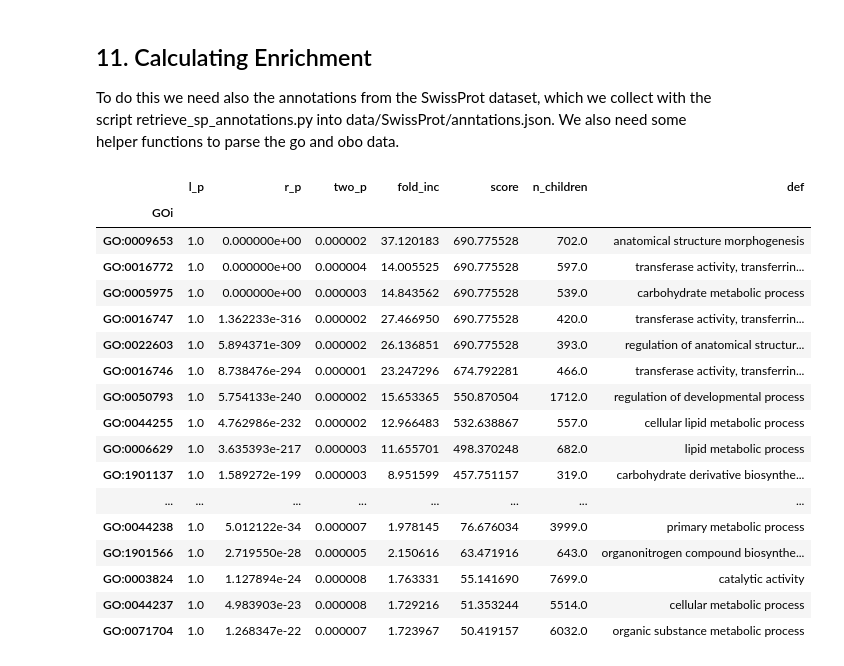
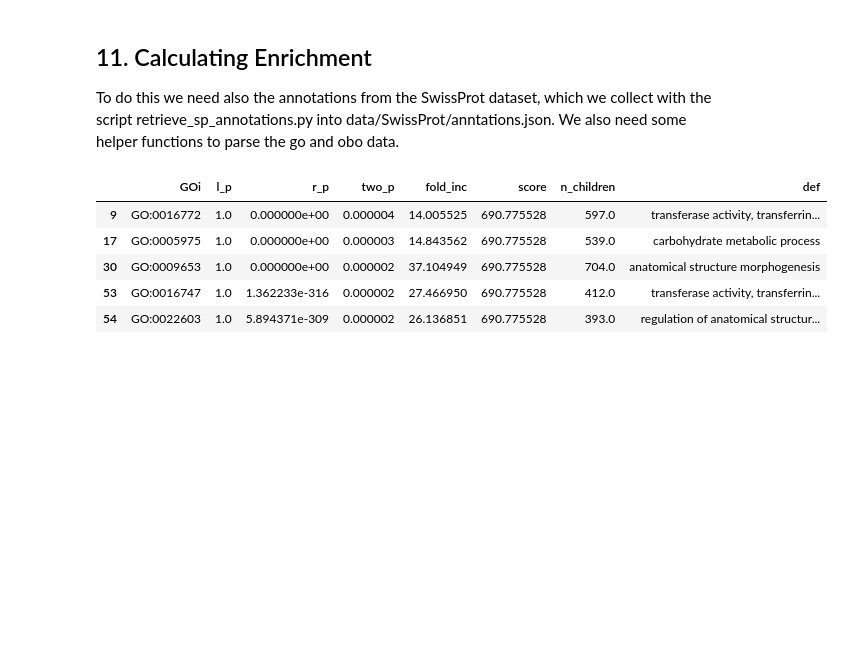
Before and after one commit to krzhalovski/Biological-Data, a Jupyter notebook: Report_Final_Draft.ipynb, the cells around one changed output. Saved outputs shown, nothing was run; the diff lists cells and outputs as text; code cells hidden in the pictures; blank space fills up the shorter version.

```diff
--- a/Report_Final_Draft.ipynb
+++ b/Report_Final_Draft.ipynb
@@ -605,31 +603,21 @@ for GOi in GO_df.index:
         GO_df.loc[GOi, 'def'] = graph[GOi]['def']
 
 GO_df.dropna(subset=['def'], inplace=True)
+# %%
+GO_df = pd.read_csv('data/GO_df.csv')
 # %%
 threshold = 1e-20
 alpha = .75
 
 GO_df_high_level = GO_df[(GO_df.r_p < threshold) & (GO_df.n_children > GO_df.n_children.quantile(alpha))].sort_values('score', ascending= False)
-GO_df_high_level
+GO_df_high_level.head()
 # %% [output]
-|  | l_p | r_p | two_p | fold_inc | score | n_children | def |
-| GOi |  |  |  |  |  |  |  |
-| GO:0009653 | 1.0 | 0.000000e+00 | 0.000002 | 37.120183 | 690.775528 | 702.0 | anatomical structure morphogenesis |
-| GO:0016772 | 1.0 | 0.000000e+00 | 0.000004 | 14.005525 | 690.775528 | 597.0 | transferase activity, transferrin... |
-| GO:0005975 | 1.0 | 0.000000e+00 | 0.000003 | 14.843562 | 690.775528 | 539.0 | carbohydrate metabolic process |
-| GO:0016747 | 1.0 | 1.362233e-316 | 0.000002 | 27.466950 | 690.775528 | 420.0 | transferase activity, transferrin... |
-| GO:0022603 | 1.0 | 5.894371e-309 | 0.000002 | 26.136851 | 690.775528 | 393.0 | regulation of anatomical structur... |
-| GO:0016746 | 1.0 | 8.738476e-294 | 0.000001 | 23.247296 | 674.792281 | 466.0 | transferase activity, transferrin... |
-| GO:0050793 | 1.0 | 5.754133e-240 | 0.000002 | 15.653365 | 550.870504 | 1712.0 | regulation of developmental process |
-| GO:0044255 | 1.0 | 4.762986e-232 | 0.000002 | 12.966483 | 532.638867 | 557.0 | cellular lipid metabolic process |
-| GO:0006629 | 1.0 | 3.635393e-217 | 0.000003 | 11.655701 | 498.370248 | 682.0 | lipid metabolic process |
-| GO:1901137 | 1.0 | 1.589272e-199 | 0.000003 | 8.951599 | 457.751157 | 319.0 | carbohydrate derivative biosynthe... |
-| ... | ... | ... | ... | ... | ... | ... | ... |
-| GO:0044238 | 1.0 | 5.012122e-34 | 0.000007 | 1.978145 | 76.676034 | 3999.0 | primary metabolic process |
-| GO:1901566 | 1.0 | 2.719550e-28 | 0.000005 | 2.150616 | 63.471916 | 643.0 | organonitrogen compound biosynthe... |
-| GO:0003824 | 1.0 | 1.127894e-24 | 0.000008 | 1.763331 | 55.141690 | 7699.0 | catalytic activity |
-| GO:0044237 | 1.0 | 4.983903e-23 | 0.000008 | 1.729216 | 51.353244 | 5514.0 | cellular metabolic process |
-| GO:0071704 | 1.0 | 1.268347e-22 | 0.000007 | 1.723967 | 50.419157 | 6032.0 | organic substance metabolic process |
+|  | GOi | l_p | r_p | two_p | fold_inc | score | n_children | def |
+| 9 | GO:0016772 | 1.0 | 0.000000e+00 | 0.000004 | 14.005525 | 690.775528 | 597.0 | transferase activity, transferrin... |
+| 17 | GO:0005975 | 1.0 | 0.000000e+00 | 0.000003 | 14.843562 | 690.775528 | 539.0 | carbohydrate metabolic process |
+| 30 | GO:0009653 | 1.0 | 0.000000e+00 | 0.000002 | 37.104949 | 690.775528 | 704.0 | anatomical structure morphogenesis |
+| 53 | GO:0016747 | 1.0 | 1.362233e-316 | 0.000002 | 27.466950 | 690.775528 | 412.0 | transferase activity, transferrin... |
+| 54 | GO:0022603 | 1.0 | 5.894371e-309 | 0.000002 | 26.136851 | 690.775528 | 393.0 | regulation of anatomical structur... |
 # %%
 from wordcloud import WordCloud
 import pandas as pd
```
Also changed, not shown: parts of 13 cells of this notebook.
